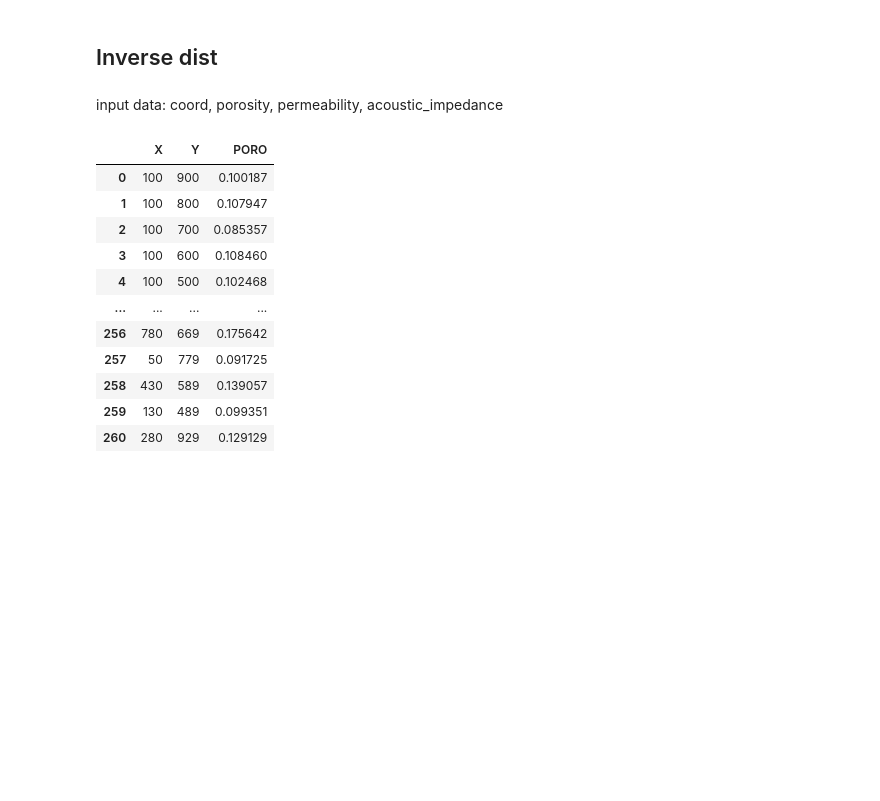
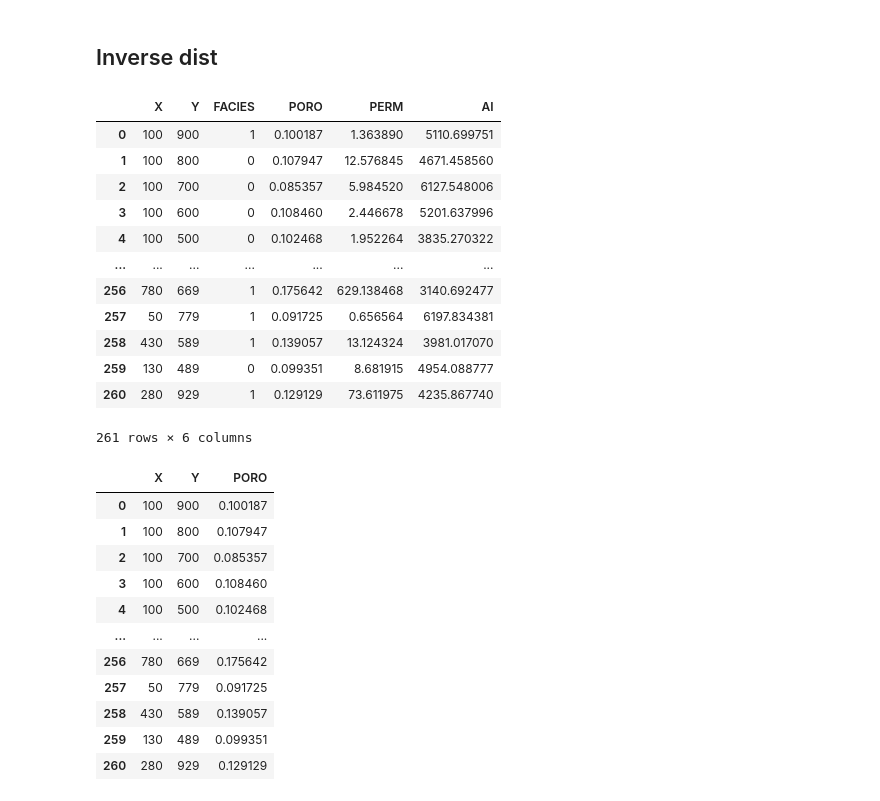
Before and after one commit to margaretshark/Geostatistics_project, a Jupyter notebook: inverse_dist_method.ipynb, the cells around one changed output. Cells and saved outputs as stored; diff of their text form; code cells hidden in the pictures; blank space fills up the shorter version.

```diff
--- a/geostat_project-inverse_dist_method.ipynb
+++ b/inverse_dist_method.ipynb
@@ -17,6 +17,20 @@ path = r'C:\Users\Margarita\Downloads\Telegram Desktop\new_excel.xlsx'
 df = pd.read_excel(path)
 # %% [markdown]
 ## Inverse dist
-# %% [markdown]
-input data: coord, porosity, permeability, acoustic_impedance
+# %%
+df
+# %% [output]
+|  | X | Y | FACIES | PORO | PERM | AI |
+| 0 | 100 | 900 | 1 | 0.100187 | 1.363890 | 5110.699751 |
+| 1 | 100 | 800 | 0 | 0.107947 | 12.576845 | 4671.458560 |
+| 2 | 100 | 700 | 0 | 0.085357 | 5.984520 | 6127.548006 |
+| 3 | 100 | 600 | 0 | 0.108460 | 2.446678 | 5201.637996 |
+| 4 | 100 | 500 | 0 | 0.102468 | 1.952264 | 3835.270322 |
+| ... | ... | ... | ... | ... | ... | ... |
+| 256 | 780 | 669 | 1 | 0.175642 | 629.138468 | 3140.692477 |
+| 257 | 50 | 779 | 1 | 0.091725 | 0.656564 | 6197.834381 |
+| 258 | 430 | 589 | 1 | 0.139057 | 13.124324 | 3981.017070 |
+| 259 | 130 | 489 | 0 | 0.099351 | 8.681915 | 4954.088777 |
+| 260 | 280 | 929 | 1 | 0.129129 | 73.611975 | 4235.867740 |
+261 rows × 6 columns
 # %%
```
Also changed, not shown: parts of 1 cell of this notebook, 2 other files.
